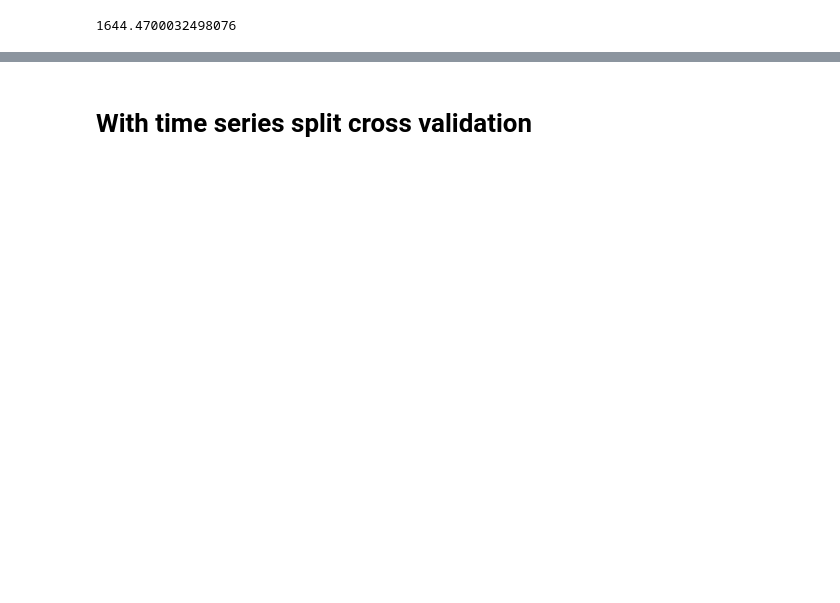
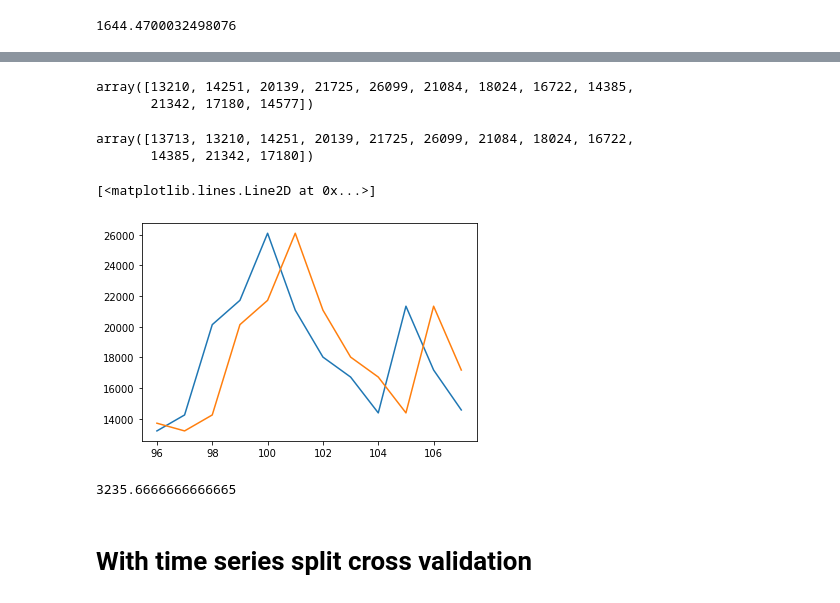
Before and after one commit to andreoniriccardo/time-series, a Jupyter notebook: TimeSeriesProphet.ipynb, the cells around one changed output, grey strips where cells are left out. Saved outputs shown, nothing was run; the diff lists cells and outputs as text; code cells hidden in the pictures; blank space fills up the shorter version.

```diff
--- a/TimeSeriesProphet.ipynb
+++ b/TimeSeriesProphet.ipynb
@@ -266,0 +269,3 @@ mae
+# %%
+series = df['Sales'].values
+series
@@ -267,3 +285,38 @@ mae
+# %%
+time = list(range(len(series)))
+# %%
+# Define the split time
+split_time = -12
+
+# Get the train set
+time_train = time[:split_time]
+x_train = series[:split_time]
+
+# Get the validation set
+time_valid = time[split_time:]
+x_valid = series[split_time:]
+# %%
+x_valid
+# %% [output]
+array([13210, 14251, 20139, 21725, 26099, 21084, 18024, 16722, 14385,
+       21342, 17180, 14577])
+# %%
+naive_forecast = series[len(series)+split_time-1:-1]
+naive_forecast
+# %% [output]
+array([13713, 13210, 14251, 20139, 21725, 26099, 21084, 18024, 16722,
+       14385, 21342, 17180])
+# %%
+plt.plot(time_valid, x_valid)
+plt.plot(time_valid, naive_forecast)
+# %% [output]
+[<matplotlib.lines.Line2D at 0x...>]
+[figure, added]
+# %%
+mae = mean_absolute_error(x_valid, naive_forecast)
+mae
+# %% [output]
+3235.6666666666665
 # %% [markdown]
 # With time series split cross validation
 # %%
```
Also changed, not shown: parts of 11 cells of this notebook.
